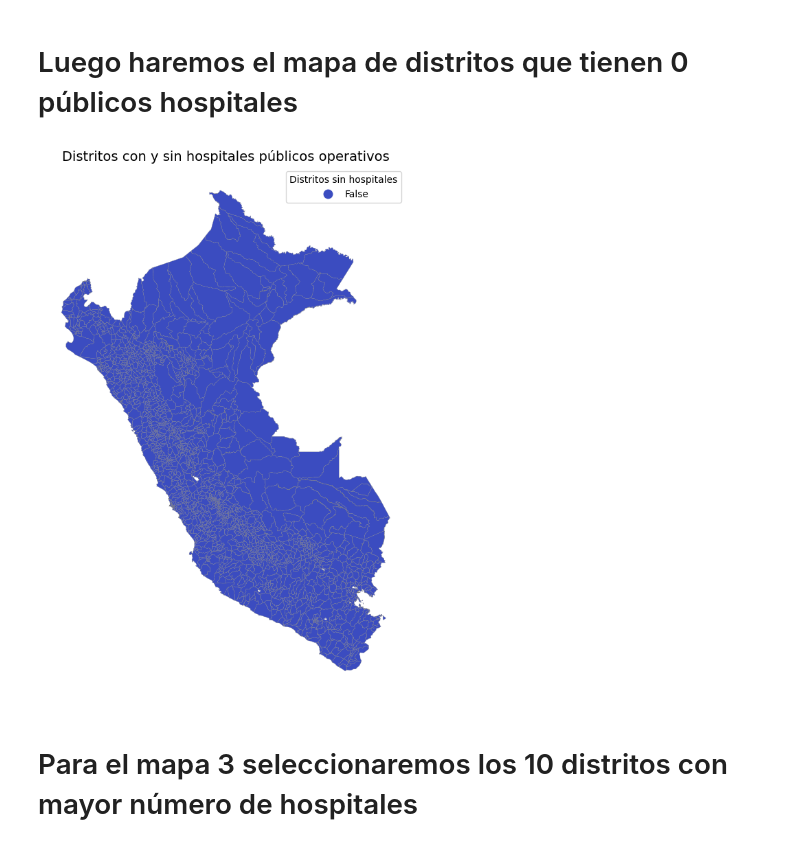
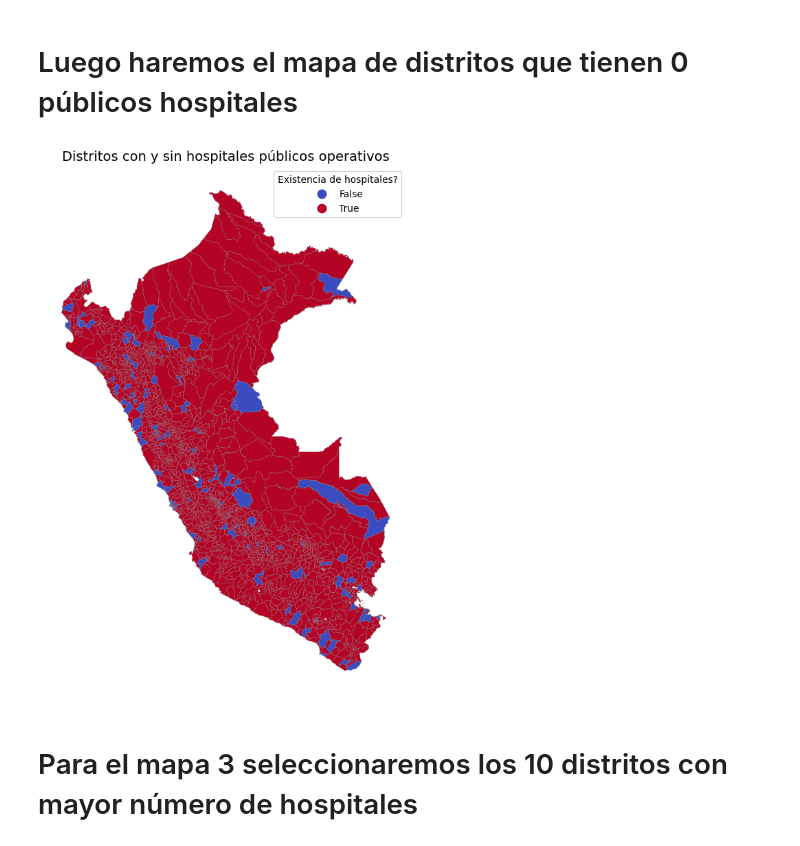
Before and after one commit to anelvasquez/Hospitals-Access-Peru, a Jupyter notebook: code/script_geo.ipynb, the cells around one changed output. Drawn from its saved outputs; the diff is of its cells as text; code cells hidden in the pictures.

```diff
--- a/code/script_geo.ipynb
+++ b/code/script_geo.ipynb
@@ -50,7 +50,7 @@ df_operacional['LONGITUD'] = pd.to_numeric(df_operacional['LONGITUD'], errors='c
 Eliminar filas donde LATITUD o LONGITUD son NaN después de la conversión
 # %%
 
-df_filtrado_coords = df_operacional
+df_filtrado_coords = df_operacional.dropna(subset=['LATITUD', 'LONGITUD'])
 # %% [markdown]
 3. Seleccionar las columnas clave solicitadas
 # %%
@@ -256,7 +256,7 @@ See the caveats in the documentation: https://pandas.pydata.org/pandas-docs/stab
 # Ahora, ejecuta la fusión nuevamente
 # %%
 
-dataset_hosp = pd.merge(distritos, df_final, how="inner", on="UBIGEO")
+dataset_hosp = pd.merge(distritos, df_final, how="left", on="UBIGEO")
 
 print("¡Fusión realizada con éxito!")
 print(dataset_hosp.head())
@@ -336,12 +336,13 @@ Datum: World Geodetic System 1984 ensemble
 # %%
 # Como no existe una columna que nos permita contar el número de hospitales por distrito, vamos a agrupar los hospitales o clinicas de atención general por UBIGEO
 hosp_distrito = (
-    dataset_hosp
-    .groupby("UBIGEO")
+    dataset_hosp[
+    (dataset_hosp["Clasificación"].str.contains("HOSPITALES O CLINICAS DE ATENCION GENERAL", case=False, na=False))
+]
+.groupby("UBIGEO")
     .size()
     .reset_index(name="N_Hospitales")
 )
-
 hosp_distrito
 # %% [output]
 |  | UBIGEO | N_Hospitales |
@@ -360,9 +361,9 @@ hosp_distrito
 # %% [markdown]
 Ahora se unirá esa dataset con los shapefiles cargados de distritos.
 # %%
-#Ahora se unirá esa dataset con los shapefiles cargados de distritos
+#Ahora se unirá esa dataset con los shapefiles cargados de distritos y se llenará los NA con 0
 distritos_hospi = distritos.merge(hosp_distrito, on="UBIGEO", how="left")
-distritos_hospi["N_Hospitales"] = distritos_hospi["N_Hospitales"]
+distritos_hospi["N_Hospitales"] = distritos_hospi["N_Hospitales"].fillna(0)
 # %% [markdown]
 El mapa es el siguiente
 # %%
@@ -396,28 +397,29 @@ plt.show()
 # %% [markdown]
 # Luego haremos el mapa de distritos que tienen 0 públicos hospitales
 # %%
+# Con el mismo filtrado, Nueva columna: True si no tiene hospitales
+distritos_hospi["Sin_Hospital"] = distritos_hospi["N_Hospitales"] == 0.0
 
 fig, ax = plt.subplots(1, 1, figsize=(10, 10))
 
-# Nueva columna: True si no tiene hospitales
-distritos_hospi["Sin_Hospital"] = distritos_hospi["N_Hospitales"] == 0.0
-
-# Graficar con colormap correcto
 distritos_hospi.plot(
     column="Sin_Hospital",
     cmap="coolwarm",
     linewidth=0.2,
     edgecolor="gray",
     legend=True,
-    ax=ax,
-    legend_kwds={"title": "Distritos sin hospitales"}
+    ax=ax
 )
 
 ax.set_title("Distritos con y sin hospitales públicos operativos", fontsize=14)
+
+leg = ax.get_legend()
+leg.set_title("Existencia de hospitales?")
+
 ax.set_axis_off()
 plt.show()
 # %% [output]
-[figure, old version]
+[figure, new version]
 # %% [markdown]
 # Para el mapa 3 seleccionaremos los 10 distritos con mayor número de hospitales
 # %%
```
Also changed, not shown: parts of 12 cells of this notebook.
